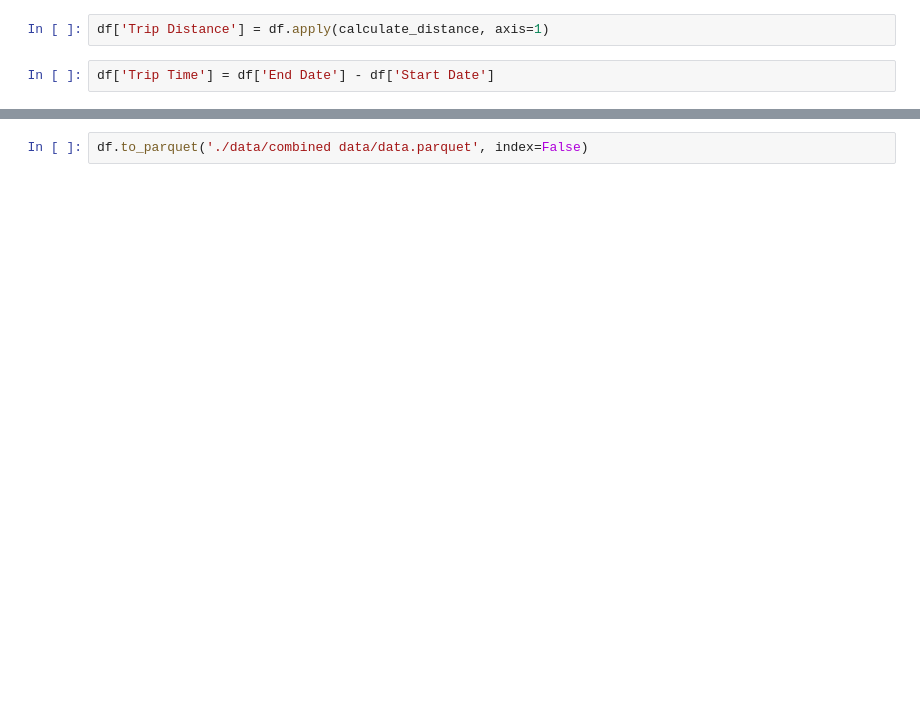
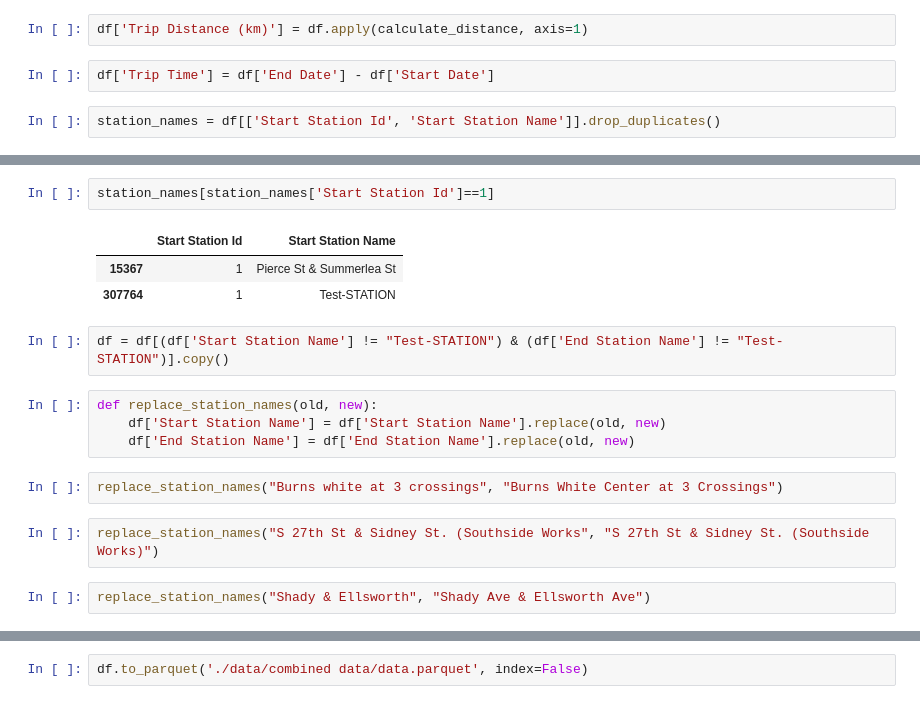
Before and after one commit to BenWSingleton/POGOH_Analysis, a Jupyter notebook: data_ingestion.ipynb, the cells around one changed output, grey strips where cells are left out. Cells and saved outputs as stored; diff of their text form; blank space fills up the shorter version.

```diff
--- a/data_ingestion.ipynb
+++ b/data_ingestion.ipynb
@@ -285,6 +282,8 @@ def calculate_distance(row):
     coords_2 = (row['End Station Latitude'], row['End Station Longitude'])
     return distance.distance(coords_1, coords_2).km
 # %%
-df['Trip Distance'] = df.apply(calculate_distance, axis=1)
+df['Trip Distance (km)'] = df.apply(calculate_distance, axis=1)
 # %%
 df['Trip Time'] = df['End Date'] - df['Start Date']
+# %%
+station_names = df[['Start Station Id', 'Start Station Name']].drop_duplicates()
@@ -290,0 +309,18 @@ df['Trip Time'] = df['End Date'] - df['Start Date']
+# %%
+station_names[station_names['Start Station Id']==1]
+# %% [output]
+|  | Start Station Id | Start Station Name |
+| 15367 | 1 | Pierce St & Summerlea St |
+| 307764 | 1 | Test-STATION |
+# %%
+df = df[(df['Start Station Name'] != "Test-STATION") & (df['End Station Name'] != "Test-STATION")].copy()
+# %%
+def replace_station_names(old, new):
+    df['Start Station Name'] = df['Start Station Name'].replace(old, new)
+    df['End Station Name'] = df['End Station Name'].replace(old, new)
+# %%
+replace_station_names("Burns white at 3 crossings", "Burns White Center at 3 Crossings")
+# %%
+replace_station_names("S 27th St & Sidney St. (Southside Works", "S 27th St & Sidney St. (Southside Works)")
+# %%
+replace_station_names("Shady & Ellsworth", "Shady Ave & Ellsworth Ave")
```
Also changed, not shown: parts of 20 cells of this notebook, 4 other files.
